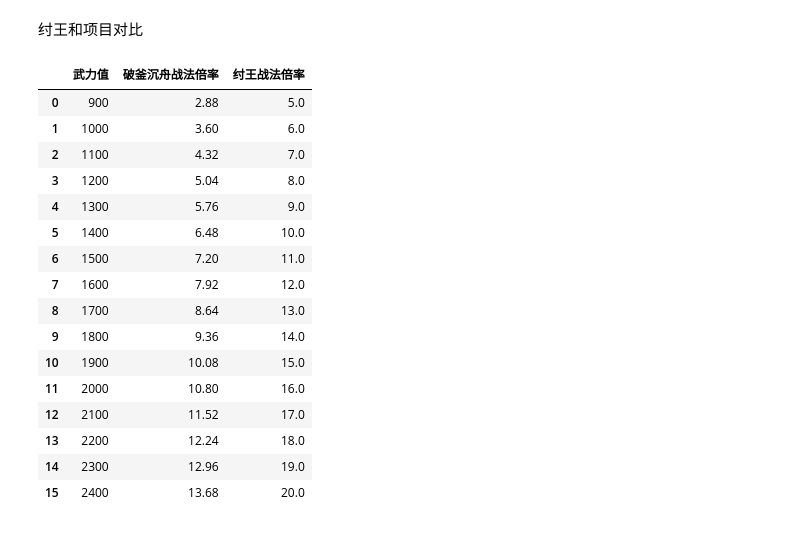
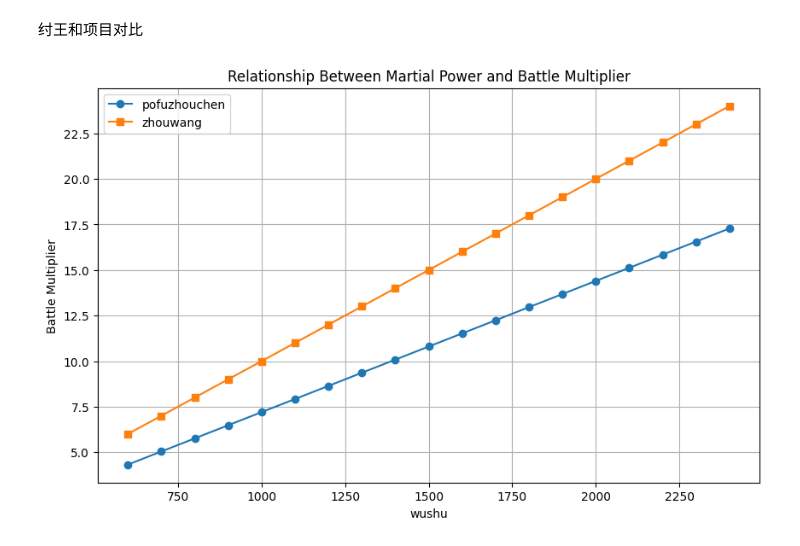
Before and after one commit to zh19980811/-, a Jupyter notebook: 帝城数值.ipynb, the cells around one changed output. Drawn from its saved outputs; the diff is of its cells as text; code cells hidden in the pictures.

```diff
--- a/帝城数值.ipynb
+++ b/帝城数值.ipynb
@@ -4,45 +4,41 @@
 纣王和项目对比
 # %%
 import pandas as pd
-
-wu_li_range = range(900, 2500, 100)
+import matplotlib.pyplot as plt
+import matplotlib
+wu_li_range = range(600, 2500, 100)
 
 def calculate_battle_methods(wu_li):
     # 破釜沉舟战法倍率
-    pofuchenzhou = ((((wu_li - 900) + (wu_li * 0.8))/100)*2)/5
+    pofuchenzhou = (((wu_li + (wu_li * 0.8))/100)*2)/5
     # 纣王战法倍率
-    zhouwang = (wu_li - 900 + 500)/100
+    zhouwang = (wu_li+00)/100
     return pofuchenzhou, zhouwang
 
 data = {
     "武力值": [],
     "破釜沉舟战法倍率": [],
     "纣王战法倍率": []
 }
 
 for wu_li in wu_li_range:
     pofuchenzhou, zhouwang = calculate_battle_methods(wu_li)
     data["武力值"].append(wu_li)
     data["破釜沉舟战法倍率"].append(pofuchenzhou)
     data["纣王战法倍率"].append(zhouwang)
 
+
+
+
 df = pd.DataFrame(data)
-df
+plt.figure(figsize=(10, 6))
+plt.plot(df['武力值'], df['破釜沉舟战法倍率'], marker='o', label='pofuzhouchen')
+plt.plot(df['武力值'], df['纣王战法倍率'], marker='s', label='zhouwang')
+plt.title('Relationship Between Martial Power and Battle Multiplier')
+plt.xlabel('wushu')
+plt.ylabel('Battle Multiplier')
+plt.grid(True)
+plt.legend()
+plt.show()
 # %% [output]
-|  | 武力值 | 破釜沉舟战法倍率 | 纣王战法倍率 |
-| 0 | 900 | 2.88 | 5.0 |
-| 1 | 1000 | 3.60 | 6.0 |
-| 2 | 1100 | 4.32 | 7.0 |
-| 3 | 1200 | 5.04 | 8.0 |
-| 4 | 1300 | 5.76 | 9.0 |
-| 5 | 1400 | 6.48 | 10.0 |
-| 6 | 1500 | 7.20 | 11.0 |
-| 7 | 1600 | 7.92 | 12.0 |
-| 8 | 1700 | 8.64 | 13.0 |
-| 9 | 1800 | 9.36 | 14.0 |
-| 10 | 1900 | 10.08 | 15.0 |
-| 11 | 2000 | 10.80 | 16.0 |
-| 12 | 2100 | 11.52 | 17.0 |
-| 13 | 2200 | 12.24 | 18.0 |
-| 14 | 2300 | 12.96 | 19.0 |
-| 15 | 2400 | 13.68 | 20.0 |
+[figure, added]
```
Also changed, not shown: parts of 1 cell of this notebook.
